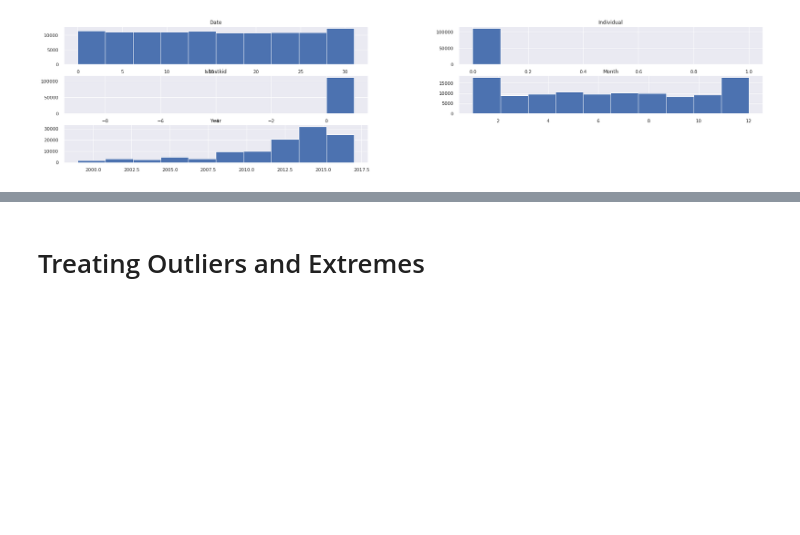
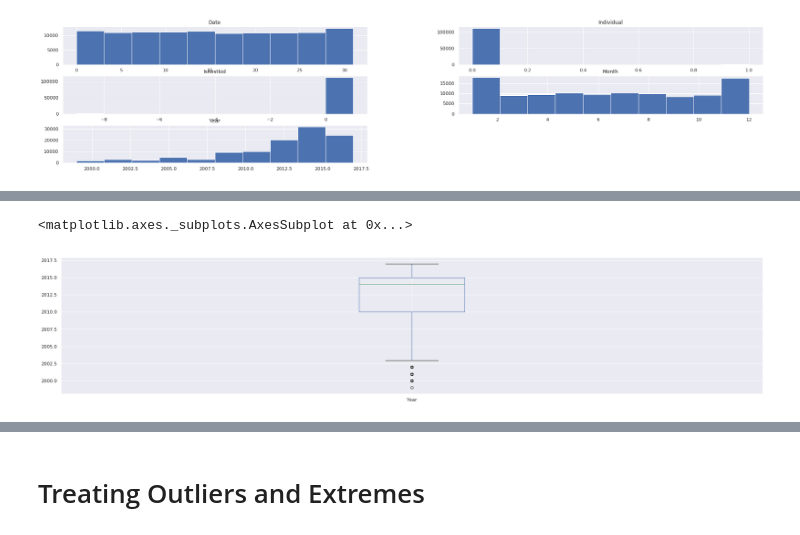
Before and after one commit to Gary-1606/Trial-BDAS, a Jupyter notebook: GlobalTerrorism.ipynb, the cells around one changed output, grey strips where cells are left out. Saved outputs shown, nothing was run; the diff lists cells and outputs as text; code cells hidden in the pictures; blank space fills up the shorter version.

```diff
--- a/GlobalTerrorism.ipynb
+++ b/GlobalTerrorism.ipynb
@@ -698,0 +765,5 @@ array([[<matplotlib.axes._subplots.AxesSubplot object at 0x...>,
+# %%
+terrorismdf_pd.boxplot(column = 'Year')
+# %% [output]
+<matplotlib.axes._subplots.AxesSubplot at 0x...>
+[figure, added]
```
Also changed, not shown: parts of 15 cells of this notebook.
